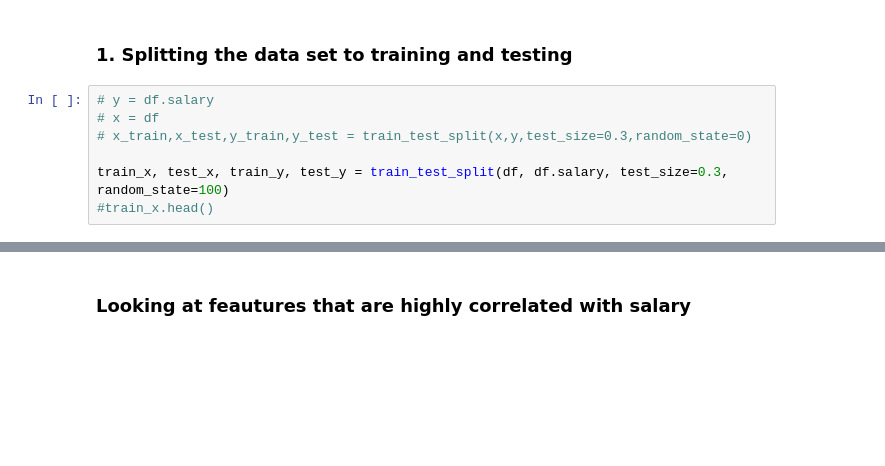
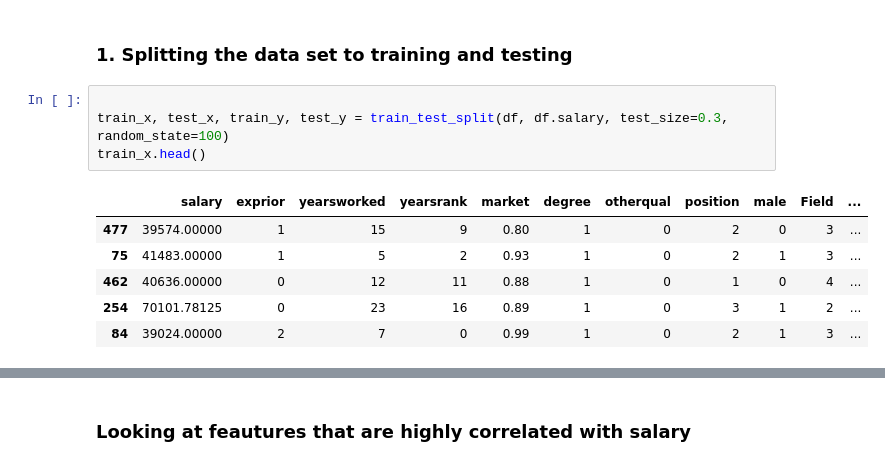
Before and after one commit to jbmasemza/multivariate_linear_regression, a Jupyter notebook: multivariate_linear_regression.ipynb, the cells around one changed output, grey strips where cells are left out. Drawn from its saved outputs; the diff is of its cells as text; blank space fills up the shorter version.

```diff
--- a/multivariate_linear_regression.ipynb
+++ b/multivariate_linear_regression.ipynb
@@ -40,9 +41,13 @@ df = df.drop_duplicates()
 # %% [markdown]
 ### 1. Splitting the data set to training and testing
 # %%
-# y = df.salary
-# x = df
-# x_train,x_test,y_train,y_test = train_test_split(x,y,test_size=0.3,random_state=0)
 
 train_x, test_x, train_y, test_y = train_test_split(df, df.salary, test_size=0.3, random_state=100)
-#train_x.head()
+train_x.head()
+# %% [output]
+|  | salary | exprior | yearsworked | yearsrank | market | degree | otherqual | position | male | Field | ... |
+| 477 | 39574.00000 | 1 | 15 | 9 | 0.80 | 1 | 0 | 2 | 0 | 3 | ... |
+| 75 | 41483.00000 | 1 | 5 | 2 | 0.93 | 1 | 0 | 2 | 1 | 3 | ... |
+| 462 | 40636.00000 | 0 | 12 | 11 | 0.88 | 1 | 0 | 1 | 0 | 4 | ... |
+| 254 | 70101.78125 | 0 | 23 | 16 | 0.89 | 1 | 0 | 3 | 1 | 2 | ... |
+| 84 | 39024.00000 | 2 | 7 | 0 | 0.99 | 1 | 0 | 2 | 1 | 3 | ... |
```
Also changed, not shown: parts of 9 cells of this notebook.
